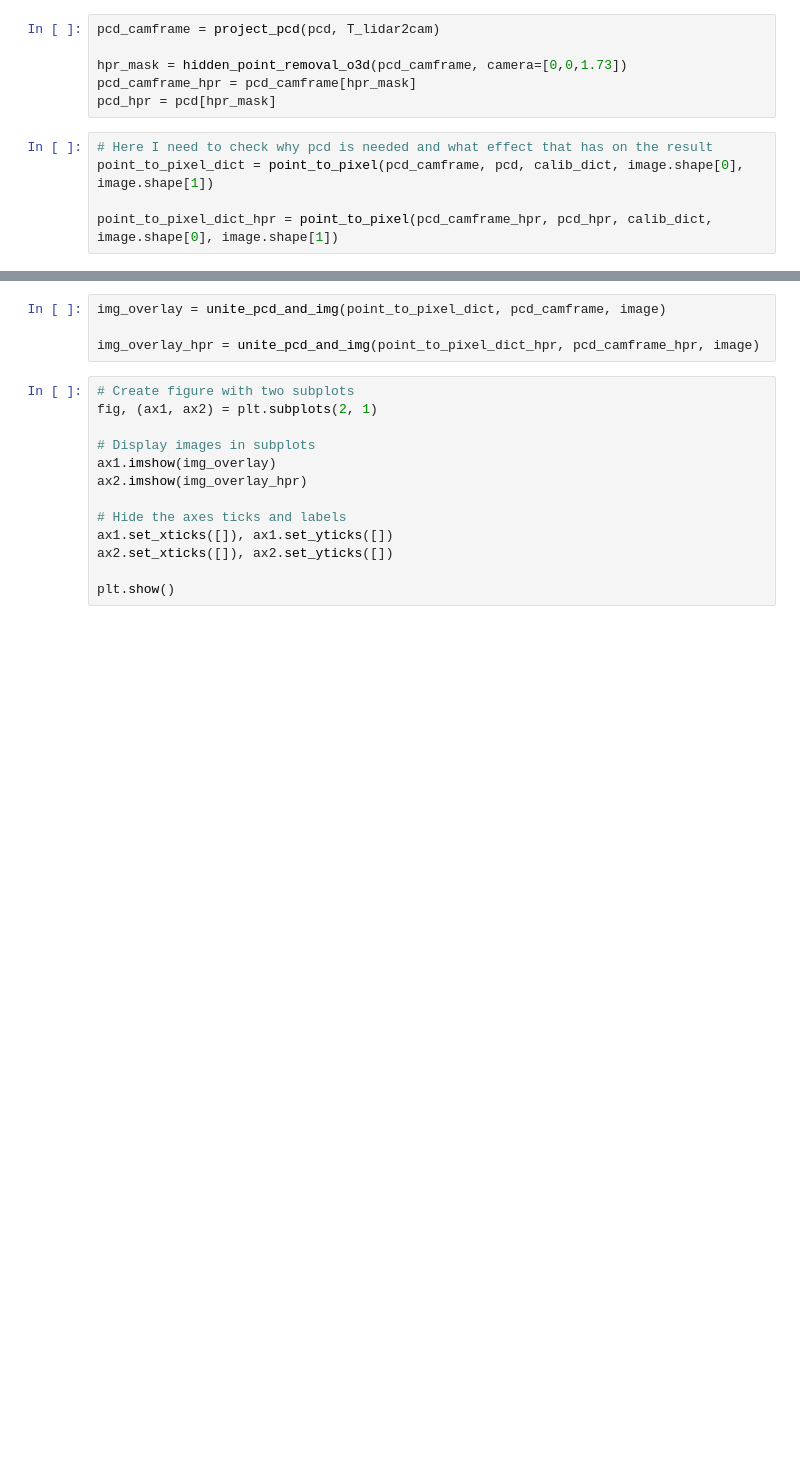
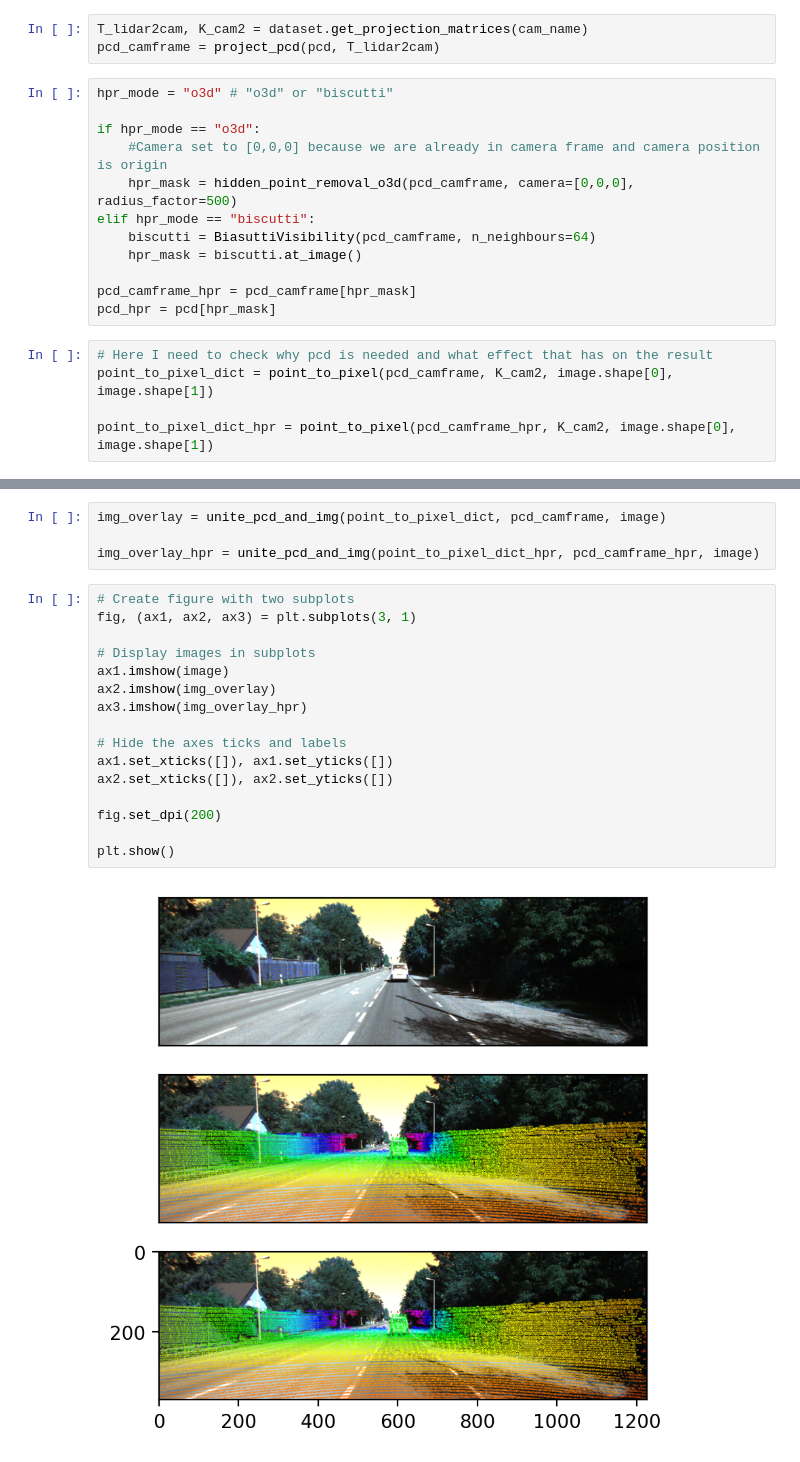
Before and after one commit to artonson/autoinst, a Jupyter notebook: point-to-pixel-mapping/example.ipynb, the cells around one changed output, grey strips where cells are left out. Drawn from its saved outputs; the diff is of its cells as text; blank space fills up the shorter version.

```diff
--- a/point-to-pixel-mapping/example.ipynb
+++ b/point-to-pixel-mapping/example.ipynb
@@ -64,14 +60,23 @@ T_lidar2cam = dataset.project_velo_to_cam(calib_dict, cam_name)
-# %%
-pcd_camframe = project_pcd(pcd, T_lidar2cam)
-
-hpr_mask = hidden_point_removal_o3d(pcd_camframe, camera=[0,0,1.73])
-pcd_camframe_hpr = pcd_camframe[hpr_mask]
-pcd_hpr = pcd[hpr_mask]
+# %%
+T_lidar2cam, K_cam2 = dataset.get_projection_matrices(cam_name)
+pcd_camframe = project_pcd(pcd, T_lidar2cam)
+# %%
+hpr_mode = "o3d" # "o3d" or "biscutti"
+
+if hpr_mode == "o3d":
+    #Camera set to [0,0,0] because we are already in camera frame and camera position is origin
+    hpr_mask = hidden_point_removal_o3d(pcd_camframe, camera=[0,0,0], radius_factor=500)
+elif hpr_mode == "biscutti":
+    biscutti = BiasuttiVisibility(pcd_camframe, n_neighbours=64)
+    hpr_mask = biscutti.at_image()
+
+pcd_camframe_hpr = pcd_camframe[hpr_mask]
+pcd_hpr = pcd[hpr_mask]
 # %%
 # Here I need to check why pcd is needed and what effect that has on the result
-point_to_pixel_dict = point_to_pixel(pcd_camframe, pcd, calib_dict, image.shape[0], image.shape[1])
+point_to_pixel_dict = point_to_pixel(pcd_camframe, K_cam2, image.shape[0], image.shape[1])
 
-point_to_pixel_dict_hpr = point_to_pixel(pcd_camframe_hpr, pcd_hpr, calib_dict, image.shape[0], image.shape[1])
+point_to_pixel_dict_hpr = point_to_pixel(pcd_camframe_hpr, K_cam2, image.shape[0], image.shape[1])
 # %%
 pcd_camframe_fov = filter_points_from_dict(pcd, point_to_pixel_dict)
 pcd_camframe_fov_hpr = filter_points_from_dict(pcd_hpr, point_to_pixel_dict_hpr)
@@ -86,15 +96,20 @@ img_overlay = unite_pcd_and_img(point_to_pixel_dict, pcd_camframe, image)
 img_overlay_hpr = unite_pcd_and_img(point_to_pixel_dict_hpr, pcd_camframe_hpr, image)
 # %%
 # Create figure with two subplots
-fig, (ax1, ax2) = plt.subplots(2, 1)
+fig, (ax1, ax2, ax3) = plt.subplots(3, 1)
 
 # Display images in subplots
-ax1.imshow(img_overlay)
-ax2.imshow(img_overlay_hpr)
+ax1.imshow(image)
+ax2.imshow(img_overlay)
+ax3.imshow(img_overlay_hpr)
 
 # Hide the axes ticks and labels
 ax1.set_xticks([]), ax1.set_yticks([])
 ax2.set_xticks([]), ax2.set_yticks([])
 
+fig.set_dpi(200)
+
 plt.show()
+# %% [output]
+[figure, added]
 # %%
```
Also changed, not shown: parts of 7 cells of this notebook, 7 other files.
